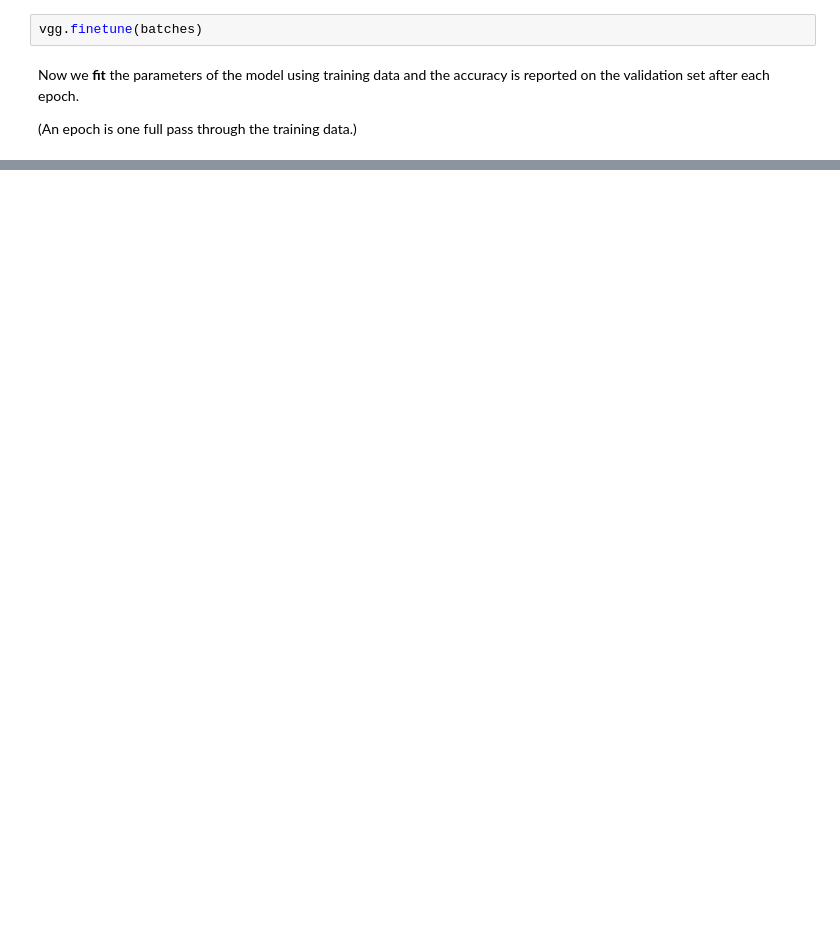
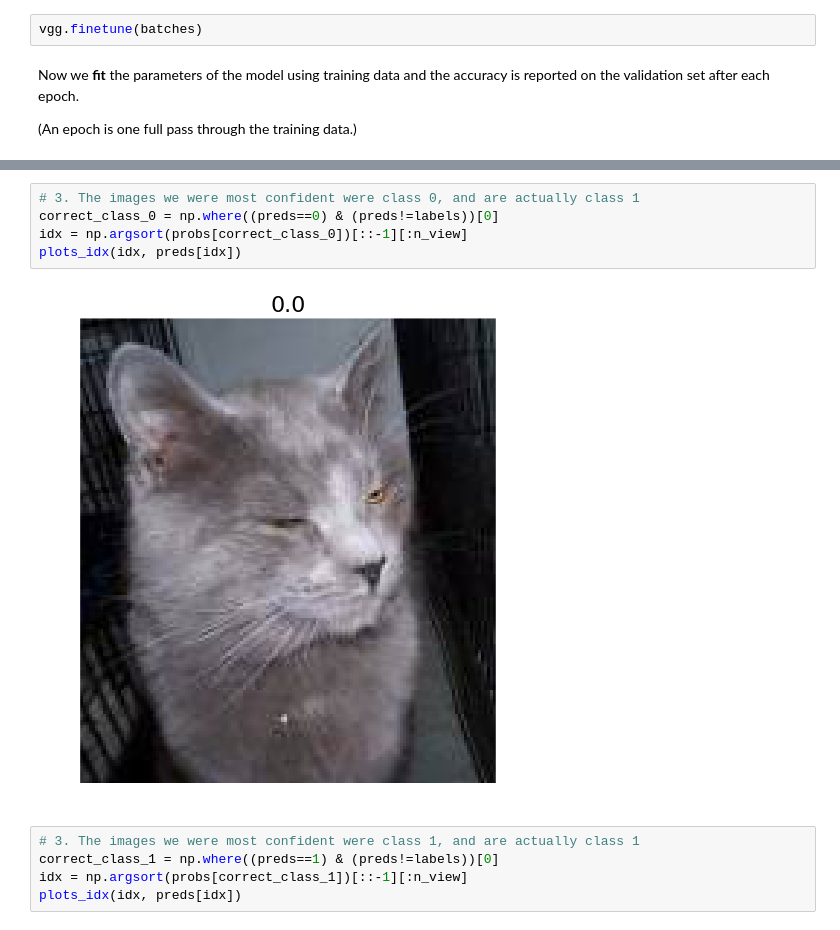
Before and after one commit to gohar94/Carzam, a Jupyter notebook: nbs/gohar's notebook.ipynb, the cells around one changed output, grey strips where cells are left out. Cells and saved outputs as stored; diff of their text form; blank space fills up the shorter version.

```diff
--- a/nbs/gohar's notebook.ipynb
+++ b/nbs/gohar's notebook.ipynb
@@ -82,0 +154,12 @@ Epoch 5/5
+# %%
+# 3. The images we were most confident were class 0, and are actually class 1
+correct_class_0 = np.where((preds==0) & (preds!=labels))[0]
+idx = np.argsort(probs[correct_class_0])[::-1][:n_view]
+plots_idx(idx, preds[idx])
+# %% [output]
+[figure, added]
+# %%
+# 3. The images we were most confident were class 1, and are actually class 1
+correct_class_1 = np.where((preds==1) & (preds!=labels))[0]
+idx = np.argsort(probs[correct_class_1])[::-1][:n_view]
+plots_idx(idx, preds[idx])
```
Also changed, not shown: parts of 22 cells of this notebook.
